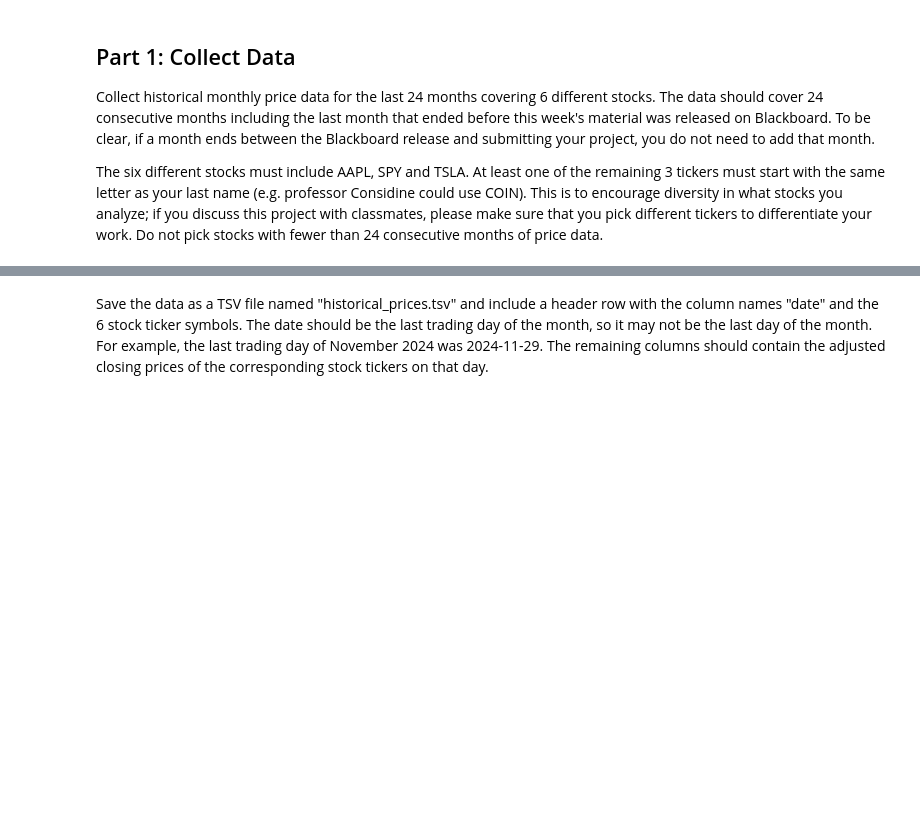
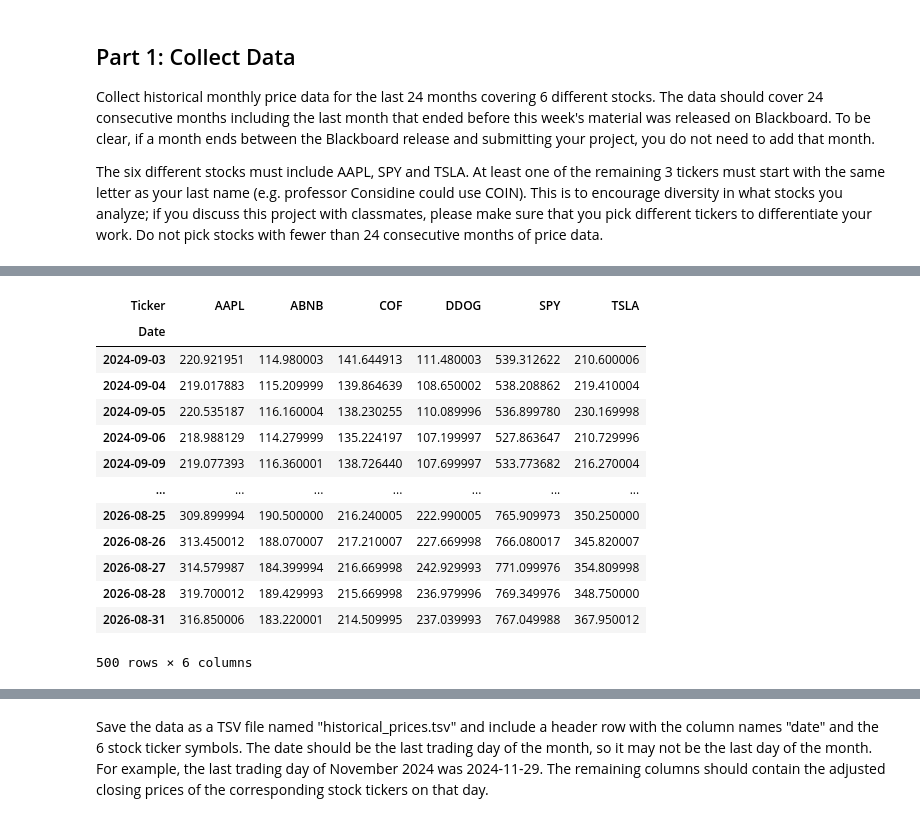
Before and after one commit to calebhadley1/AI_in_the_Field_Coursework, a Jupyter notebook: Week 1/dx704-project-01.ipynb, the cells around one changed output, grey strips where cells are left out. Saved outputs shown, nothing was run; the diff lists cells and outputs as text; code cells hidden in the pictures; blank space fills up the shorter version.

```diff
--- a/Week 1/dx704-project-01.ipynb
+++ b/Week 1/dx704-project-01.ipynb
@@ -229,0 +83,18 @@ price_df
+# %%
+daily_close = raw_daily_data['Close']
+daily_close
+# %% [output]
+| Ticker | AAPL | ABNB | COF | DDOG | SPY | TSLA |
+| Date |  |  |  |  |  |  |
+| 2024-09-03 | 220.921951 | 114.980003 | 141.644913 | 111.480003 | 539.312622 | 210.600006 |
+| 2024-09-04 | 219.017883 | 115.209999 | 139.864639 | 108.650002 | 538.208862 | 219.410004 |
+| 2024-09-05 | 220.535187 | 116.160004 | 138.230255 | 110.089996 | 536.899780 | 230.169998 |
+| 2024-09-06 | 218.988129 | 114.279999 | 135.224197 | 107.199997 | 527.863647 | 210.729996 |
+| 2024-09-09 | 219.077393 | 116.360001 | 138.726440 | 107.699997 | 533.773682 | 216.270004 |
+| ... | ... | ... | ... | ... | ... | ... |
+| 2026-08-25 | 309.899994 | 190.500000 | 216.240005 | 222.990005 | 765.909973 | 350.250000 |
+| 2026-08-26 | 313.450012 | 188.070007 | 217.210007 | 227.669998 | 766.080017 | 345.820007 |
+| 2026-08-27 | 314.579987 | 184.399994 | 216.669998 | 242.929993 | 771.099976 | 354.809998 |
+| 2026-08-28 | 319.700012 | 189.429993 | 215.669998 | 236.979996 | 769.349976 | 348.750000 |
+| 2026-08-31 | 316.850006 | 183.220001 | 214.509995 | 237.039993 | 767.049988 | 367.950012 |
+500 rows × 6 columns
```
Also changed, not shown: parts of 19 cells of this notebook, 1 other file.
